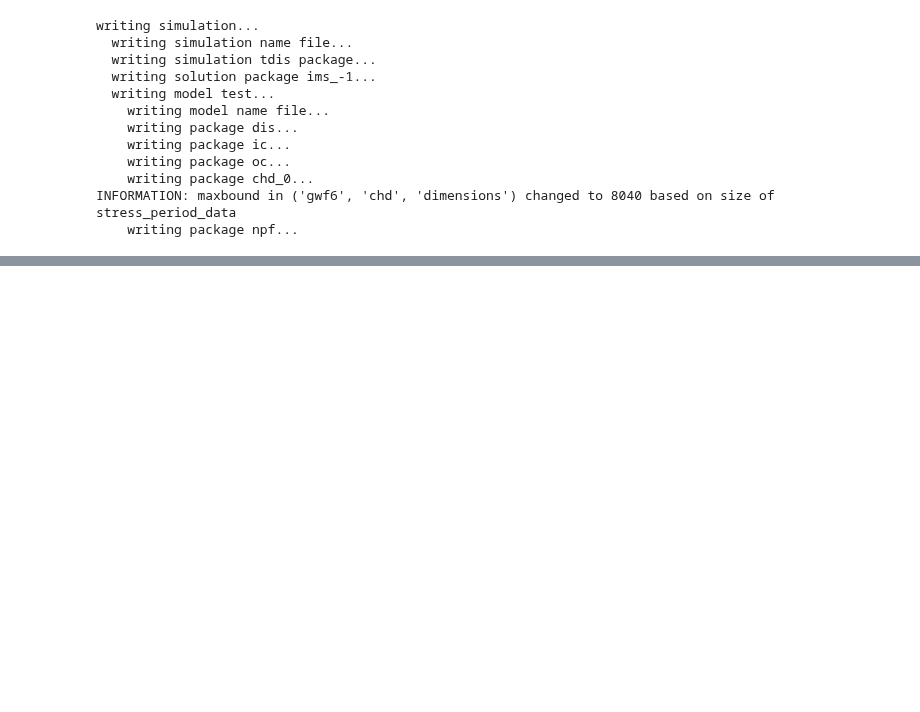
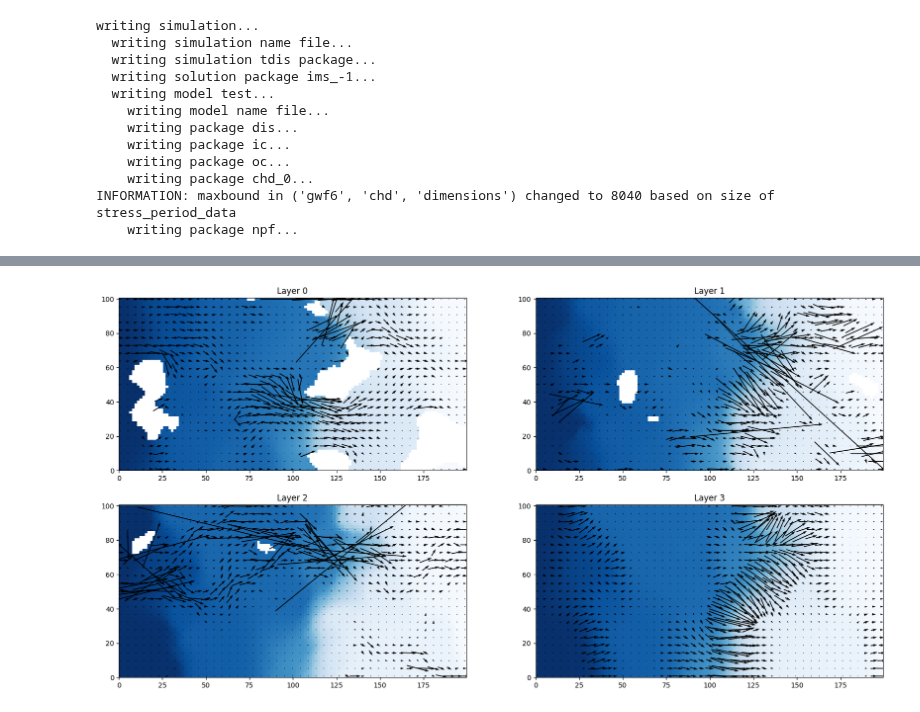
Before and after one commit to randlab/ArchPy, a Jupyter notebook: dev/flow_simulation/simple_coupling.ipynb, the cells around one changed output, grey strips where cells are left out. Cells and saved outputs as stored; diff of their text form; code cells hidden in the pictures; blank space fills up the shorter version.

```diff
--- a/dev/flow_simulation/simple_coupling.ipynb
+++ b/dev/flow_simulation/simple_coupling.ipynb
@@ -547,0 +911,4 @@ archpy_flow.set_k(0, 0, 0, log=True)
+# %%
+archpy_flow = archpy2modfloww(T1, exe_name="../../../../exe/mf6.exe")
+archpy_flow.create_sim(grid_mode="layers", iu=0)
+archpy_flow.set_k(0, 0, 0, log=True, k_average_method="anisotropic")
@@ -547,0 +918,3 @@ archpy_flow.set_k(0, 0, 0, log=True)
+# %%
+sim = archpy_flow.get_sim()
+gwf = archpy_flow.get_gwf()
@@ -579,0 +962,19 @@ Widget(value='<iframe src="http://localhost:61283/index.html?ui=P_0x1fda0adf5d0_
+# %%
+heads = archpy_flow.get_heads()
+heads[heads == 1e30] = np.nan
+
+cobj = gwf.output.budget()
+qx, qy, qz = fp.utils.postprocessing.get_specific_discharge(
+        cobj.get_data(text="DATA-SPDIS", kstpkper=(0, 0))[0], gwf)
+# %%
+# plots
+fig, ax = plt.subplots(2, 2, figsize=(20, 10))
+axes = ax.flatten()
+from flopy.plot import PlotMapView
+for ilayer in range(gwf.modelgrid.nlay):
+    mapview = PlotMapView(model=gwf, layer=ilayer, ax=axes[ilayer])
+    quadmesh = mapview.plot_array(heads[ilayer], cmap="Blues")
+    mapview.plot_vector(qx[ilayer], qy[ilayer], color="black", istep=3, jstep=3)
+    axes[ilayer].set_title("Layer {}".format(ilayer))
+# %% [output]
+[figure, added]
```
Also changed, not shown: parts of 50 cells of this notebook, 39 other files.
